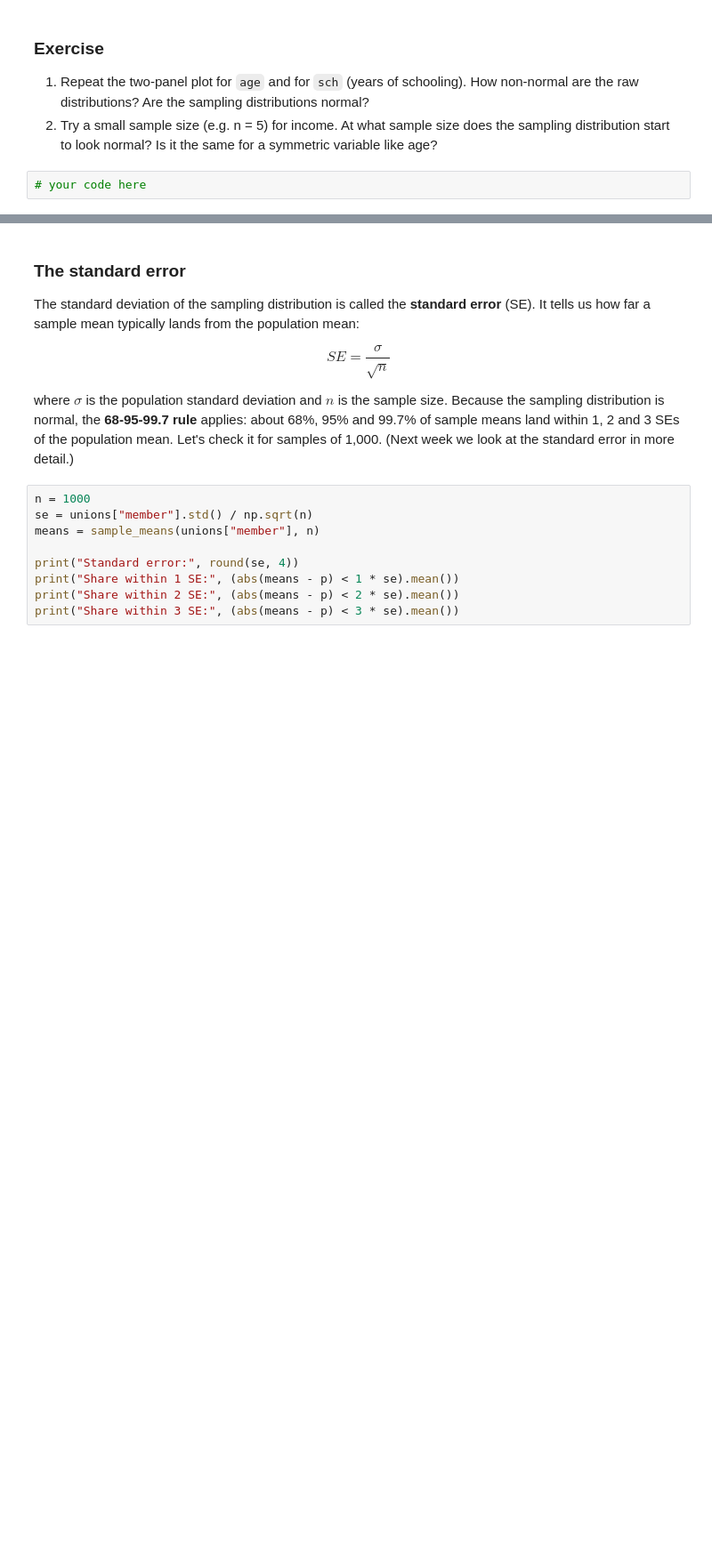
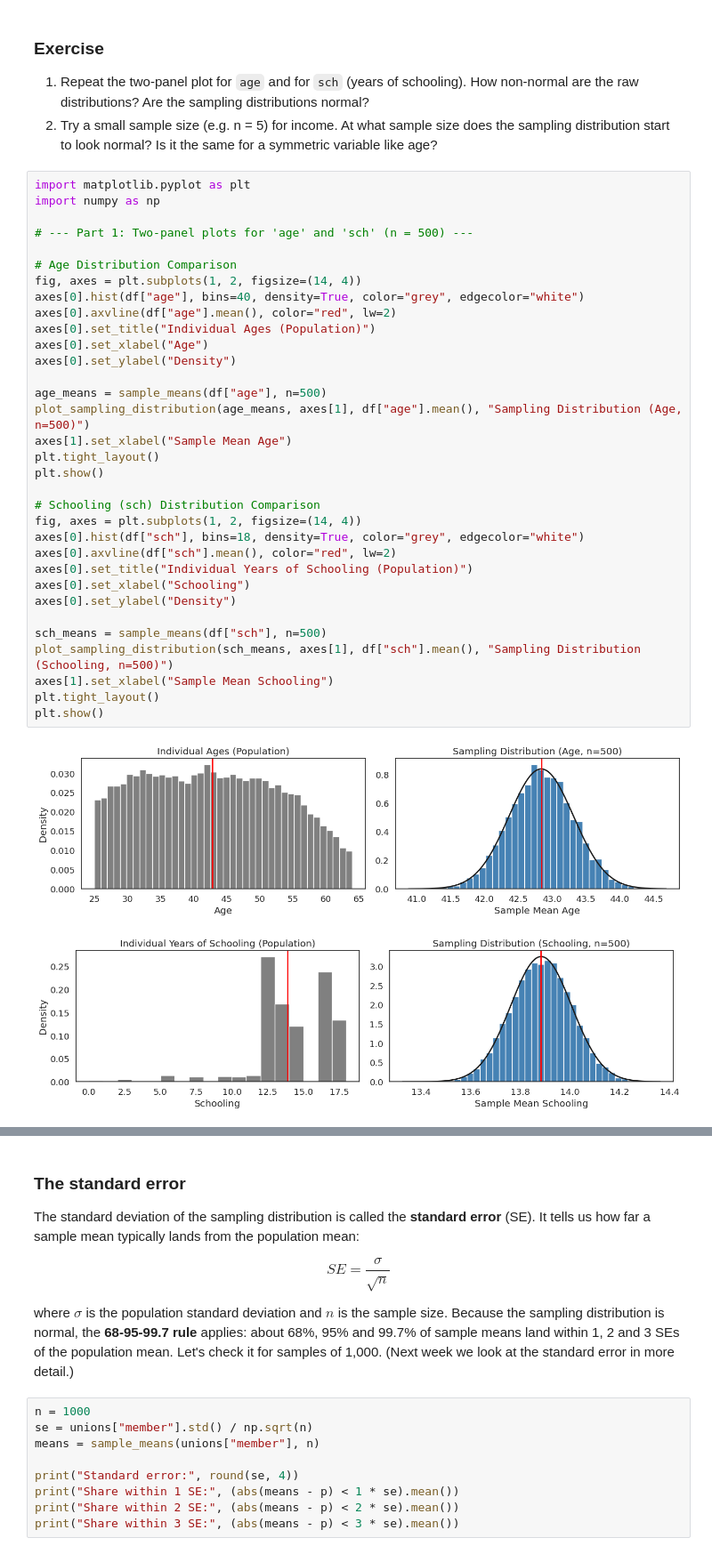
Before and after one commit to AlexiaNabok28/QM2, a Jupyter notebook: notebooks/W05. Distributions and Basic Statistics.ipynb, the cells around one changed output, grey strips where cells are left out. Shown at 89% size. Drawn from its saved outputs; the diff is of its cells as text; blank space fills up the shorter version.

```diff
--- a/notebooks/W05. Distributions and Basic Statistics.ipynb
+++ b/notebooks/W05. Distributions and Basic Statistics.ipynb
@@ -429,5 +516,39 @@ plt.tight_layout(); plt.show()
 
 1. Repeat the two-panel plot for `age` and for `sch` (years of schooling). How non-normal are the raw distributions? Are the sampling distributions normal?
 2. Try a small sample size (e.g. n = 5) for income. At what sample size does the sampling distribution start to look normal? Is it the same for a symmetric variable like age?
-# %%
-# your code here
+# %%
+import matplotlib.pyplot as plt
+import numpy as np
+
+# --- Part 1: Two-panel plots for 'age' and 'sch' (n = 500) ---
+
+# Age Distribution Comparison
+fig, axes = plt.subplots(1, 2, figsize=(14, 4))
+axes[0].hist(df["age"], bins=40, density=True, color="grey", edgecolor="white")
+axes[0].axvline(df["age"].mean(), color="red", lw=2)
+axes[0].set_title("Individual Ages (Population)")
+axes[0].set_xlabel("Age")
+axes[0].set_ylabel("Density")
+
+age_means = sample_means(df["age"], n=500)
+plot_sampling_distribution(age_means, axes[1], df["age"].mean(), "Sampling Distribution (Age, n=500)")
+axes[1].set_xlabel("Sample Mean Age")
+plt.tight_layout()
+plt.show()
+
+# Schooling (sch) Distribution Comparison
+fig, axes = plt.subplots(1, 2, figsize=(14, 4))
+axes[0].hist(df["sch"], bins=18, density=True, color="grey", edgecolor="white")
+axes[0].axvline(df["sch"].mean(), color="red", lw=2)
+axes[0].set_title("Individual Years of Schooling (Population)")
+axes[0].set_xlabel("Schooling")
+axes[0].set_ylabel("Density")
+
+sch_means = sample_means(df["sch"], n=500)
+plot_sampling_distribution(sch_means, axes[1], df["sch"].mean(), "Sampling Distribution (Schooling, n=500)")
+axes[1].set_xlabel("Sample Mean Schooling")
+plt.tight_layout()
+plt.show()
+# %% [output]
+[figure, added]
+[figure, added]
```
Also changed, not shown: parts of 23 cells of this notebook.
